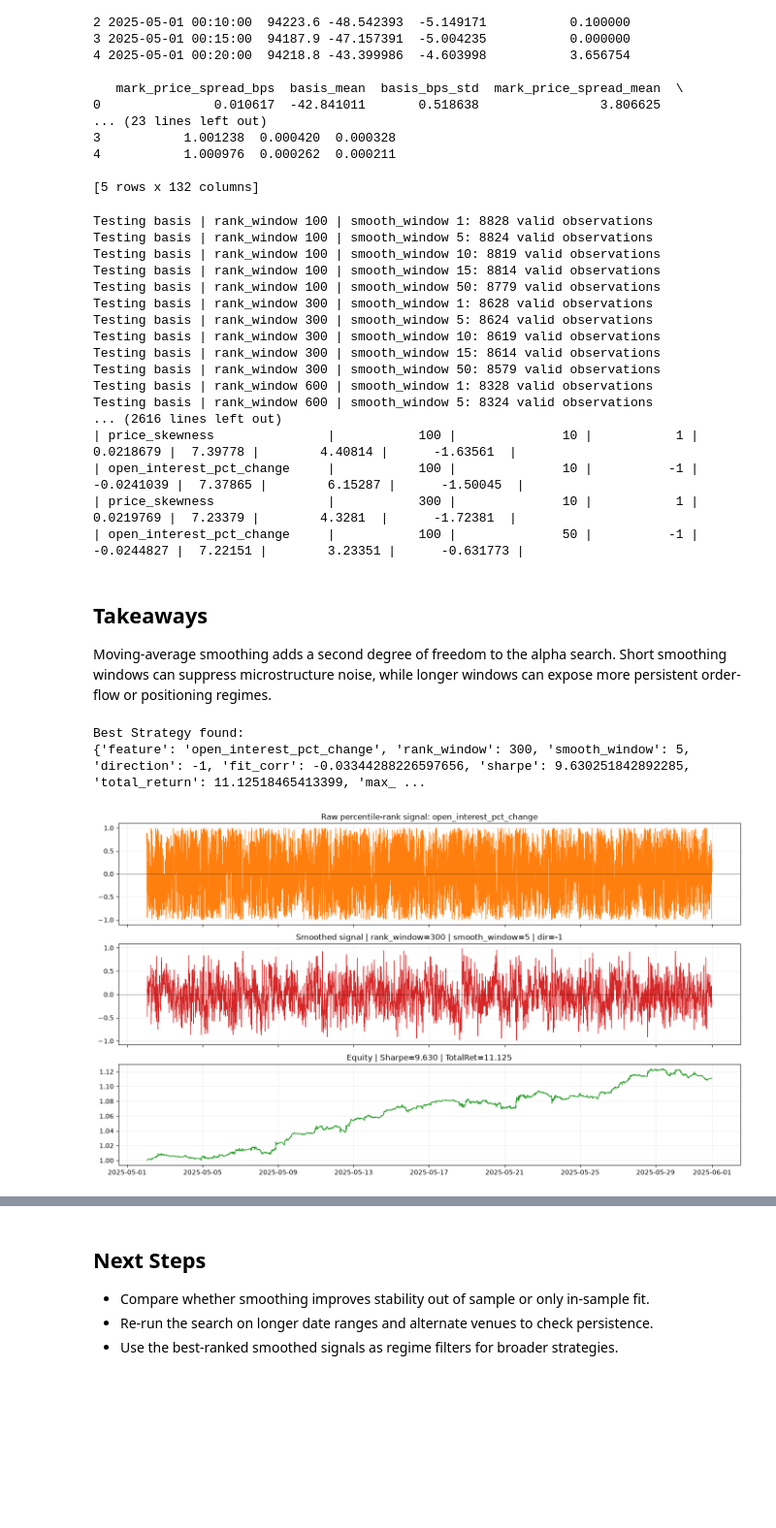
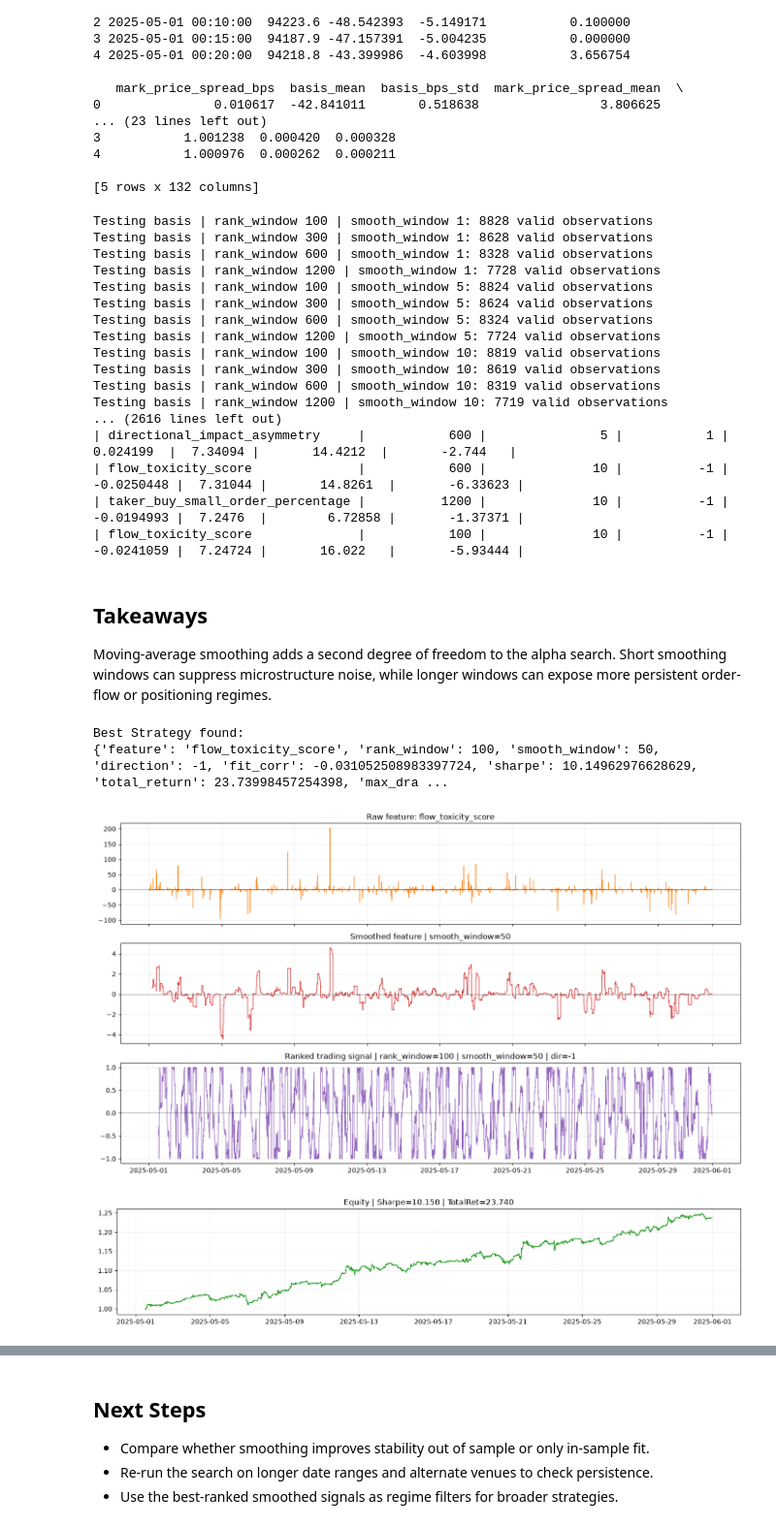
Before and after one commit to aperiodic-io/notebooks, a Jupyter notebook: notebooks/alpha-discovery-smoothed.ipynb, the cells around one changed output, grey strips where cells are left out. Shown at 97% size. Cells and saved outputs as stored; diff of their text form; code cells hidden in the pictures; blank space fills up the shorter version.

Commit message:
apply smoothing before rank in alpha-discovery-smoothed

```diff
--- a/notebooks/alpha-discovery-smoothed.ipynb
+++ b/notebooks/alpha-discovery-smoothed.ipynb
@@ -184,11 +185,11 @@ forward_returns = panel["fwd_ret"].to_numpy().astype(np.float64)
 results = []
 
 for feature in feature_cols:
-    for rank_window in RANK_WINDOWS:
-        raw_signal = make_rank_signal(panel, feature, rank_window)
+    for smooth_window in SMOOTH_WINDOWS:
+        smoothed_feature = smooth_feature(panel, feature, smooth_window)
 
-        for smooth_window in SMOOTH_WINDOWS:
-            signal = smooth_signal(raw_signal, smooth_window)
+        for rank_window in RANK_WINDOWS:
+            signal = make_rank_signal(smoothed_feature, rank_window)
             mask = np.isfinite(signal) & np.isfinite(forward_returns)
 
             print(
@@ -243,22 +244,22 @@ results_df = pd.DataFrame(results).sort_values("sharpe", ascending=False)
 print(results_df.head(50).to_markdown(index=False))
 # %% [output]
 Testing basis | rank_window 100 | smooth_window 1: 8828 valid observations
+Testing basis | rank_window 300 | smooth_window 1: 8628 valid observations
+Testing basis | rank_window 600 | smooth_window 1: 8328 valid observations
+Testing basis | rank_window 1200 | smooth_window 1: 7728 valid observations
 Testing basis | rank_window 100 | smooth_window 5: 8824 valid observations
+Testing basis | rank_window 300 | smooth_window 5: 8624 valid observations
+Testing basis | rank_window 600 | smooth_window 5: 8324 valid observations
+Testing basis | rank_window 1200 | smooth_window 5: 7724 valid observations
 Testing basis | rank_window 100 | smooth_window 10: 8819 valid observations
-Testing basis | rank_window 100 | smooth_window 15: 8814 valid observations
-Testing basis | rank_window 100 | smooth_window 50: 8779 valid observations
-Testing basis | rank_window 300 | smooth_window 1: 8628 valid observations
-Testing basis | rank_window 300 | smooth_window 5: 8624 valid observations
 Testing basis | rank_window 300 | smooth_window 10: 8619 valid observations
-Testing basis | rank_window 300 | smooth_window 15: 8614 valid observations
-Testing basis | rank_window 300 | smooth_window 50: 8579 valid observations
-Testing basis | rank_window 600 | smooth_window 1: 8328 valid observations
-Testing basis | rank_window 600 | smooth_window 5: 8324 valid observations
+Testing basis | rank_window 600 | smooth_window 10: 8319 valid observations
+Testing basis | rank_window 1200 | smooth_window 10: 7719 valid observations
 ... (2616 lines left out)
-| price_skewness               |           100 |              10 |           1 |  0.0218679 |  7.39778 |        4.40814 |      -1.63561  |
-| open_interest_pct_change     |           100 |              10 |          -1 | -0.0241039 |  7.37865 |        6.15287 |      -1.50045  |
-| price_skewness               |           300 |              10 |           1 |  0.0219769 |  7.23379 |        4.3281  |      -1.72381  |
-| open_interest_pct_change     |           100 |              50 |          -1 | -0.0244827 |  7.22151 |        3.23351 |      -0.631773 |
+| directional_impact_asymmetry     |           600 |               5 |           1 |  0.024199  |  7.34094 |       14.4212  |       -2.744   |
+| flow_toxicity_score              |           600 |              10 |          -1 | -0.0250448 |  7.31044 |       14.8261  |       -6.33623 |
+| taker_buy_small_order_percentage |          1200 |              10 |          -1 | -0.0194993 |  7.2476  |        6.72858 |       -1.37371 |
+| flow_toxicity_score              |           100 |              10 |          -1 | -0.0241059 |  7.24724 |       16.022   |       -5.93444 |
 # %% [markdown]
 ## Takeaways
 
@@ -272,49 +273,61 @@ best_rank_window = int(best["rank_window"])
 best_smooth_window = int(best["smooth_window"])
 best_direction = int(best["direction"])
 
-raw_signal = make_rank_signal(panel, best_feature, best_rank_window)
-signal = smooth_signal(raw_signal, best_smooth_window) * best_direction
+smoothed_feature = smooth_feature(panel, best_feature, best_smooth_window)
+signal = make_rank_signal(smoothed_feature, best_rank_window) * best_direction
 
 mask = np.isfinite(signal) & np.isfinite(forward_returns)
 bt_frame, bt_summary = run_position_backtest(
     timestamps=panel.loc[mask, "time"],
     position=np.nan_to_num(np.clip(signal[mask], -1.0, 1.0), nan=0.0),
     forward_return=forward_returns[mask],
     cost_bps_one_way=COST_BPS,
 )
 equity = bt_frame["equity_curve"]
 
 print("Best Strategy found:")
 print(best)
 
 fig, axes = plt.subplots(3, 1, figsize=(14, 8), sharex=True)
-axes[0].plot(panel["time"], raw_signal, linewidth=0.8, color="tab:orange")
+axes[0].plot(panel["time"], panel[best_feature], linewidth=0.8, color="tab:orange")
 axes[0].axhline(0.0, color="black", linewidth=0.7, alpha=0.5)
-axes[0].set_title(f"Raw percentile-rank signal: {best_feature}")
+axes[0].set_title(f"Raw feature: {best_feature}")
 axes[0].grid(alpha=0.2)
 
-axes[1].plot(panel["time"], signal, linewidth=0.9, color="tab:red")
+axes[1].plot(panel["time"], smoothed_feature, linewidth=0.9, color="tab:red")
 axes[1].axhline(0.0, color="black", linewidth=0.7, alpha=0.5)
 axes[1].set_title(
-    "Smoothed signal"
+    "Smoothed feature"
+    f" | smooth_window={best_smooth_window}"
+)
+axes[1].grid(alpha=0.2)
+
+axes[2].plot(panel["time"], make_rank_signal(smoothed_feature, best_rank_window) * best_direction, linewidth=0.9, color="tab:purple")
+axes[2].axhline(0.0, color="black", linewidth=0.7, alpha=0.5)
+axes[2].set_title(
+    "Ranked trading signal"
     f" | rank_window={best_rank_window}"
     f" | smooth_window={best_smooth_window}"
     f" | dir={best_direction}"
-)
-axes[1].grid(alpha=0.2)
-
-axes[2].plot(bt_frame["timestamp"], equity, linewidth=1.1, color="tab:green")
-axes[2].set_title(
-    f"Equity | Sharpe={best['sharpe']:.3f} | TotalRet={best['total_return']:.3f}"
 )
 axes[2].grid(alpha=0.2)
 
 fig.tight_layout()
 plt.show()
+
+fig, ax = plt.subplots(figsize=(14, 3))
+ax.plot(bt_frame["timestamp"], equity, linewidth=1.1, color="tab:green")
+ax.set_title(
+    f"Equity | Sharpe={best['sharpe']:.3f} | TotalRet={best['total_return']:.3f}"
+)
+ax.grid(alpha=0.2)
+fig.tight_layout()
+plt.show()
 # %% [output]
 Best Strategy found:
-{'feature': 'open_interest_pct_change', 'rank_window': 300, 'smooth_window': 5, 'direction': -1, 'fit_corr': -0.03344288226597656, 'sharpe': 9.630251842892285, 'total_return': 11.12518465413399, 'max_ ...
+{'feature': 'flow_toxicity_score', 'rank_window': 100, 'smooth_window': 50, 'direction': -1, 'fit_corr': -0.031052508983397724, 'sharpe': 10.14962976628629, 'total_return': 23.73998457254398, 'max_dra ...
-[figure, old version]
+[figure, new version]
+[figure, added]
 # %%
 mask = np.isfinite(signal) & np.isfinite(forward_returns)
 signal_valid = signal[mask]
```
Also changed, not shown: parts of 3 cells of this notebook, 1 other file.
